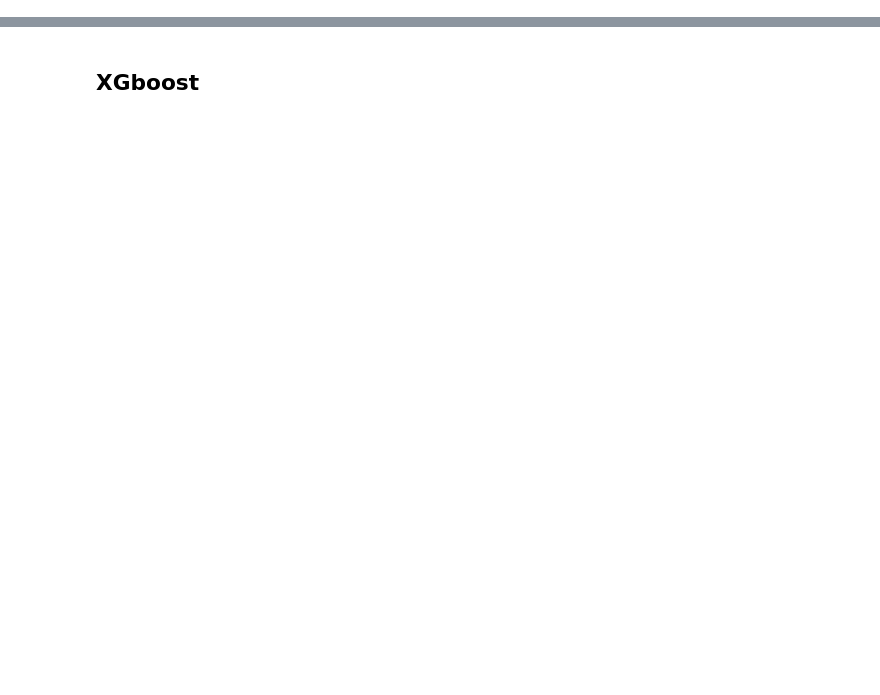
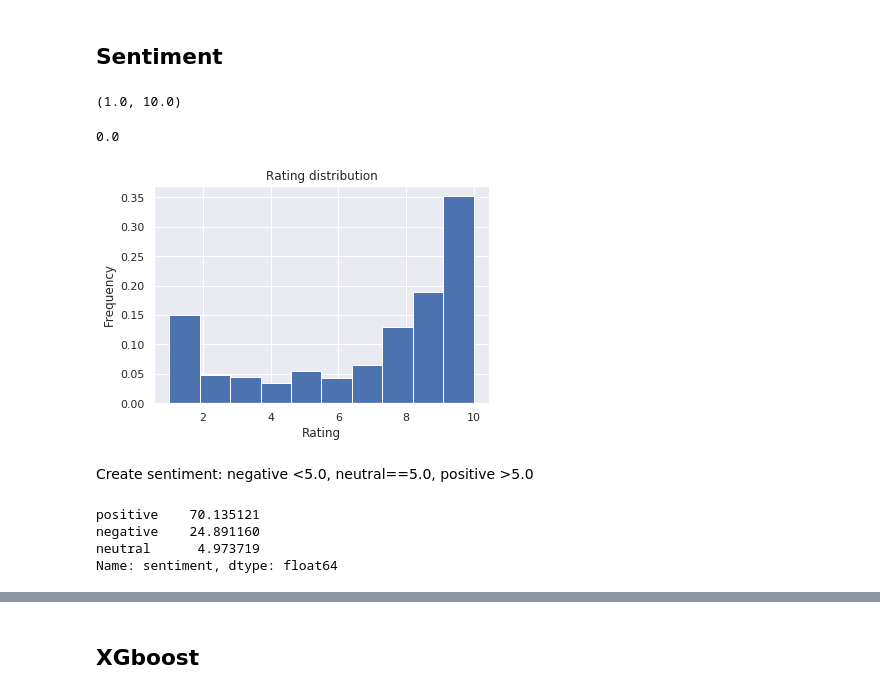
Before and after one commit to joaomvg/uci-drug-review-dataset, a Jupyter notebook: drugs-dataset.ipynb, the cells around one changed output, grey strips where cells are left out. Cells and saved outputs as stored; diff of their text form; code cells hidden in the pictures; blank space fills up the shorter version.

```diff
--- a/drugs-dataset.ipynb
+++ b/drugs-dataset.ipynb
@@ -241,0 +183,11 @@ RF_predict=RFmodel.predict(cv_train)
+# %%
+"""
+reads the original tsv files
+"""
+def read_data():
+    data_train = pd.read_csv('drugsComTrain_raw.tsv', sep='\t',index_col=0)
+    data_test = pd.read_csv('drugsComTest_raw.tsv', sep='\t',index_col=0)
+
+    return data_train, data_test
+
+data_train,data_test=read_data()
@@ -241,0 +380,2 @@ RF_predict=RFmodel.predict(cv_train)
+# %% [markdown]
+## Sentiment
@@ -241,0 +384,17 @@ RF_predict=RFmodel.predict(cv_train)
+# %%
+min(ratings), max(ratings)
+# %% [output]
+(1.0, 10.0)
+# %%
+#check that ratings are integers
+(data.rating.values-data.rating.values.astype(int)).sum()
+# %% [output]
+0.0
+# %%
+plt.hist(data.rating,bins=10,density=True)
+plt.xlabel('Rating')
+plt.ylabel('Frequency')
+plt.title('Rating distribution')
+plt.show()
+# %% [output]
+[figure, added]
@@ -241,0 +403,2 @@ RF_predict=RFmodel.predict(cv_train)
+# %% [markdown]
+Create sentiment: negative <5.0, neutral==5.0, positive >5.0
@@ -241,0 +422,8 @@ RF_predict=RFmodel.predict(cv_train)
+# %%
+sentiment_dstrb=data.sentiment.value_counts()/data.shape[0]*100
+sentiment_dstrb
+# %% [output]
+positive    70.135121
+negative    24.891160
+neutral      4.973719
+Name: sentiment, dtype: float64
```
Also changed, not shown: parts of 433 cells of this notebook.
